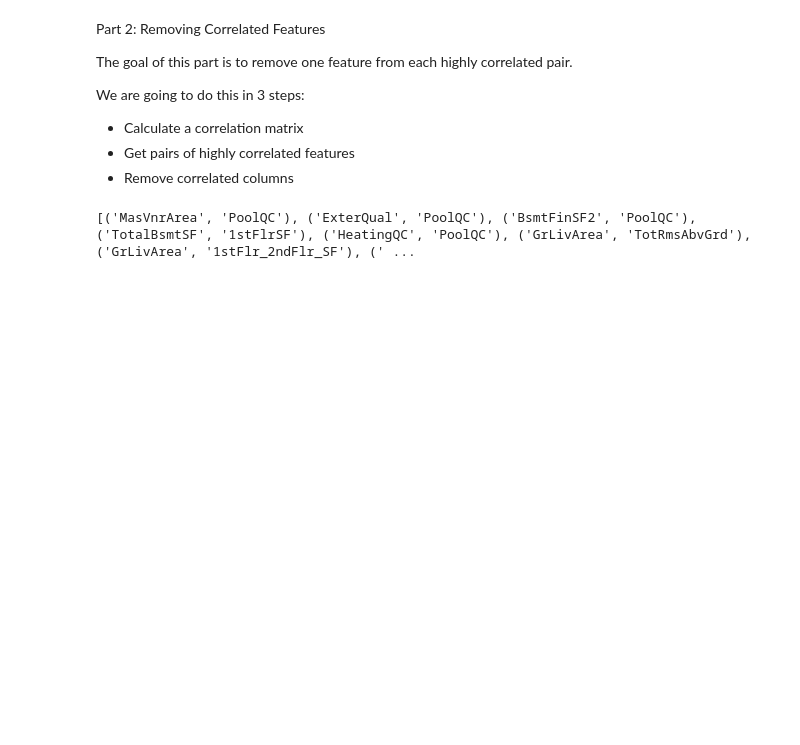
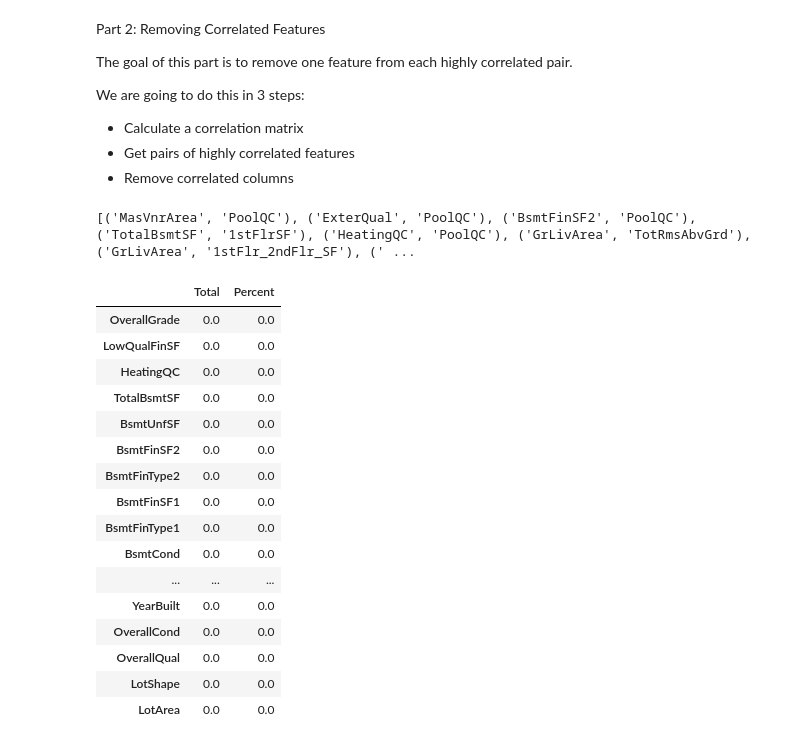
Before and after one commit to Vanderscycle/lighthouse-data-notes, a Jupyter notebook: Week_3/w3-d3/w3-d3-data_exploration_walkthrough.ipynb, the cells around one changed output. Drawn from its saved outputs; the diff is of its cells as text; code cells hidden in the pictures; blank space fills up the shorter version.

```diff
--- a/Week_3/w3-d3/w3-d3-data_exploration_walkthrough.ipynb
+++ b/Week_3/w3-d3/w3-d3-data_exploration_walkthrough.ipynb
@@ -678,3 +678,29 @@ for idx in indices: #each pair
 print(indices)
 # %% [output]
 [('MasVnrArea', 'PoolQC'), ('ExterQual', 'PoolQC'), ('BsmtFinSF2', 'PoolQC'), ('TotalBsmtSF', '1stFlrSF'), ('HeatingQC', 'PoolQC'), ('GrLivArea', 'TotRmsAbvGrd'), ('GrLivArea', '1stFlr_2ndFlr_SF'), (' ...
+# %%
+# missing data
+# really cool way to summarize the data
+total = df_transformed.isnull().sum().sort_values(ascending=False)
+percent = (df_transformed.isnull().sum()/df_train.isnull().count()).sort_values(ascending=False)
+
+missing_data = pd.concat([total, percent], axis=1, keys=['Total', 'Percent'])
+missing_data.head(20) # only the first 20 rows but because of the order we don't have to go any futher
+# %% [output]
+|  | Total | Percent |
+| OverallGrade | 0.0 | 0.0 |
+| LowQualFinSF | 0.0 | 0.0 |
+| HeatingQC | 0.0 | 0.0 |
+| TotalBsmtSF | 0.0 | 0.0 |
+| BsmtUnfSF | 0.0 | 0.0 |
+| BsmtFinSF2 | 0.0 | 0.0 |
+| BsmtFinType2 | 0.0 | 0.0 |
+| BsmtFinSF1 | 0.0 | 0.0 |
+| BsmtFinType1 | 0.0 | 0.0 |
+| BsmtCond | 0.0 | 0.0 |
+| ... | ... | ... |
+| YearBuilt | 0.0 | 0.0 |
+| OverallCond | 0.0 | 0.0 |
+| OverallQual | 0.0 | 0.0 |
+| LotShape | 0.0 | 0.0 |
+| LotArea | 0.0 | 0.0 |
```
Also changed, not shown: parts of 13 cells of this notebook, 10 other files.
